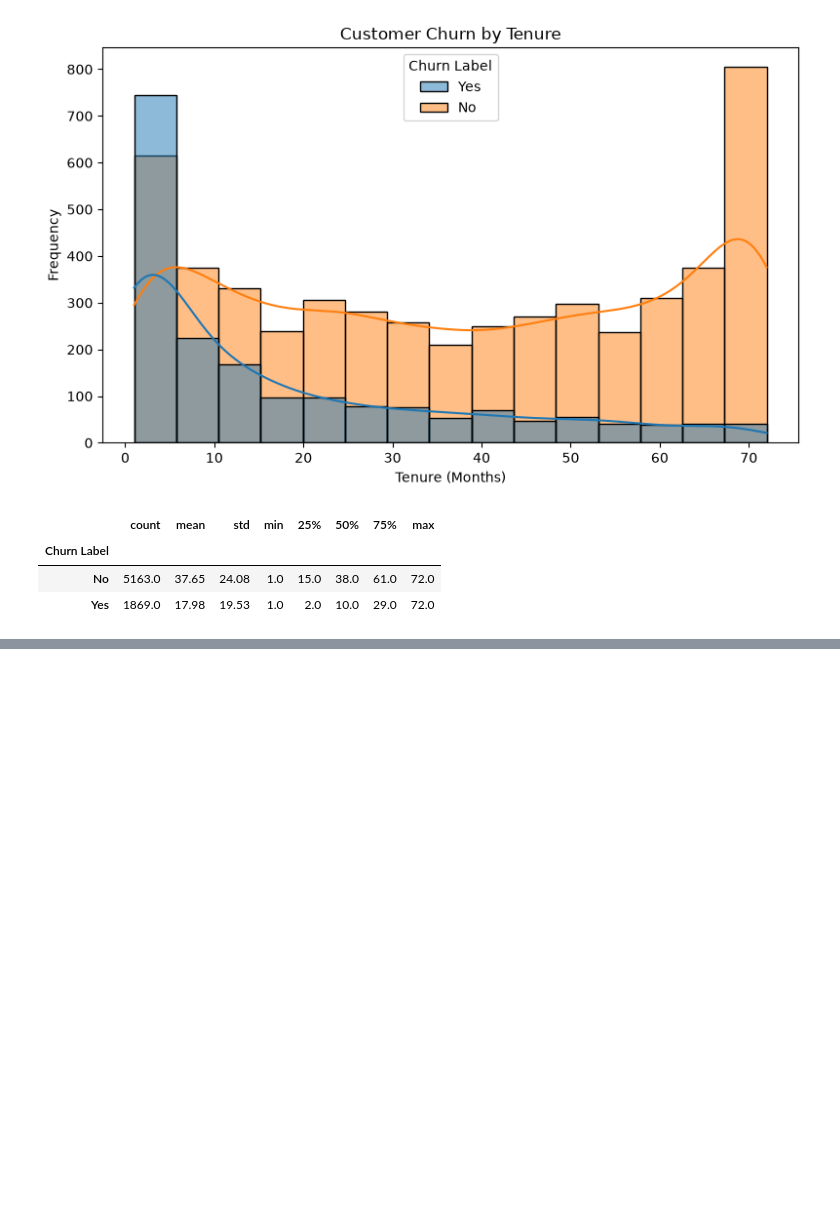
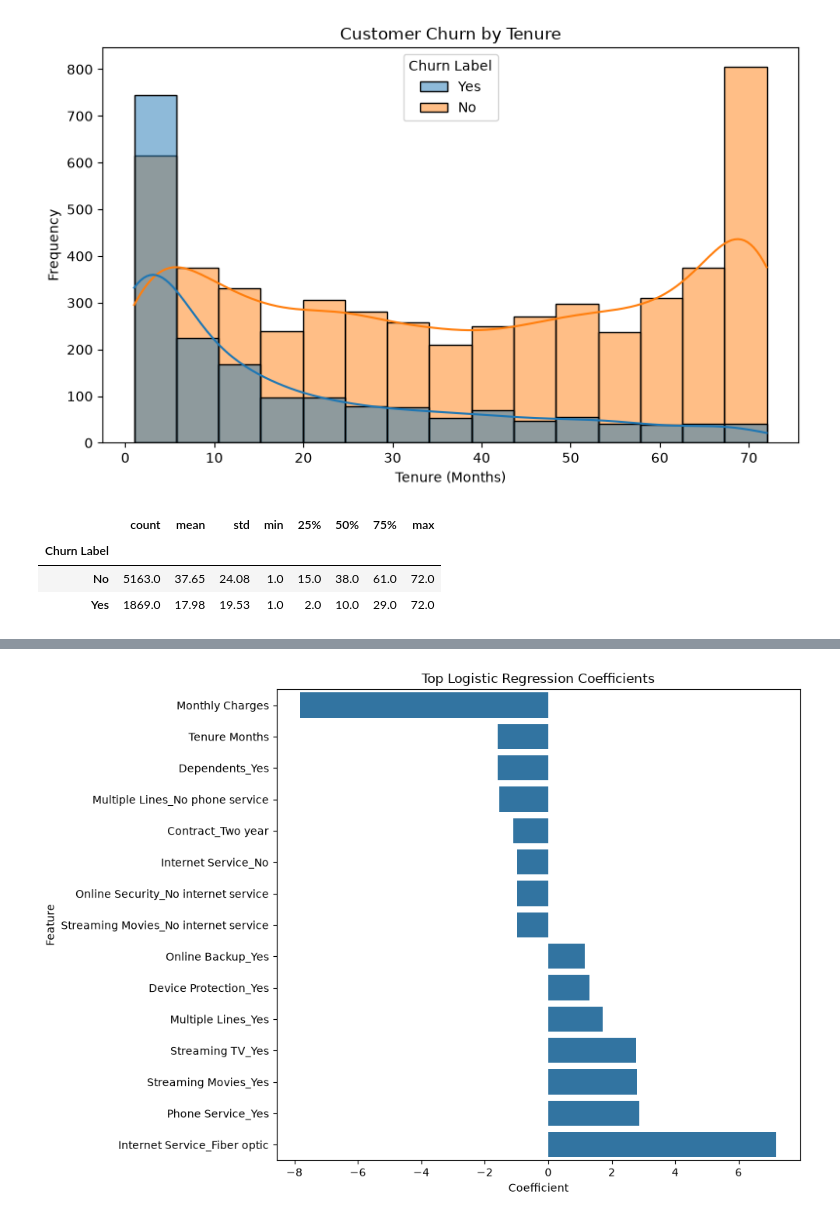
Before and after one commit to Fabio-Gedra/customer-churn-prediction, a Jupyter notebook: notebooks/churn_analysis.ipynb, the cells around one changed output, grey strips where cells are left out. Cells and saved outputs as stored; diff of their text form; code cells hidden in the pictures; blank space fills up the shorter version.

```diff
--- a/notebooks/churn_analysis.ipynb
+++ b/notebooks/churn_analysis.ipynb
@@ -311,0 +650,16 @@ df.groupby("Churn Label")["Tenure Months"].describe().round(2)
+# %%
+feature_importance = pd.DataFrame({
+    "Feature": X.columns,
+    "Coefficient": log_reg.coef_[0]
+})
+
+feature_importance["Absolute Coefficient"] = (
+    feature_importance["Coefficient"].abs()
+)
+
+feature_importance = feature_importance.sort_values(
+    "Absolute Coefficient",
+    ascending=False
+)
+
+feature_importance.head(15)
@@ -311,0 +683,19 @@ df.groupby("Churn Label")["Tenure Months"].describe().round(2)
+# %%
+top_features = feature_importance.head(15).sort_values("Coefficient")
+
+plt.figure(figsize=(10, 7))
+
+sns.barplot(
+    data=top_features,
+    x="Coefficient",
+    y="Feature"
+)
+
+plt.title("Top Logistic Regression Coefficients")
+plt.xlabel("Coefficient")
+plt.ylabel("Feature")
+
+plt.tight_layout()
+plt.show()
+# %% [output]
+[figure, added]
```
Also changed, not shown: parts of 44 cells of this notebook, 6 other files.
